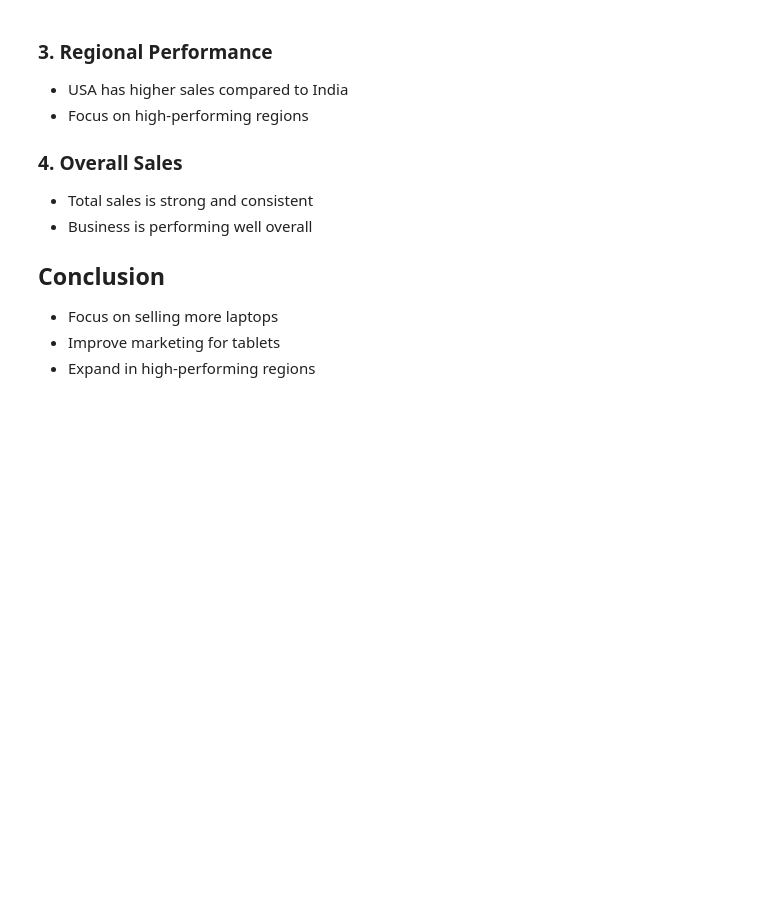
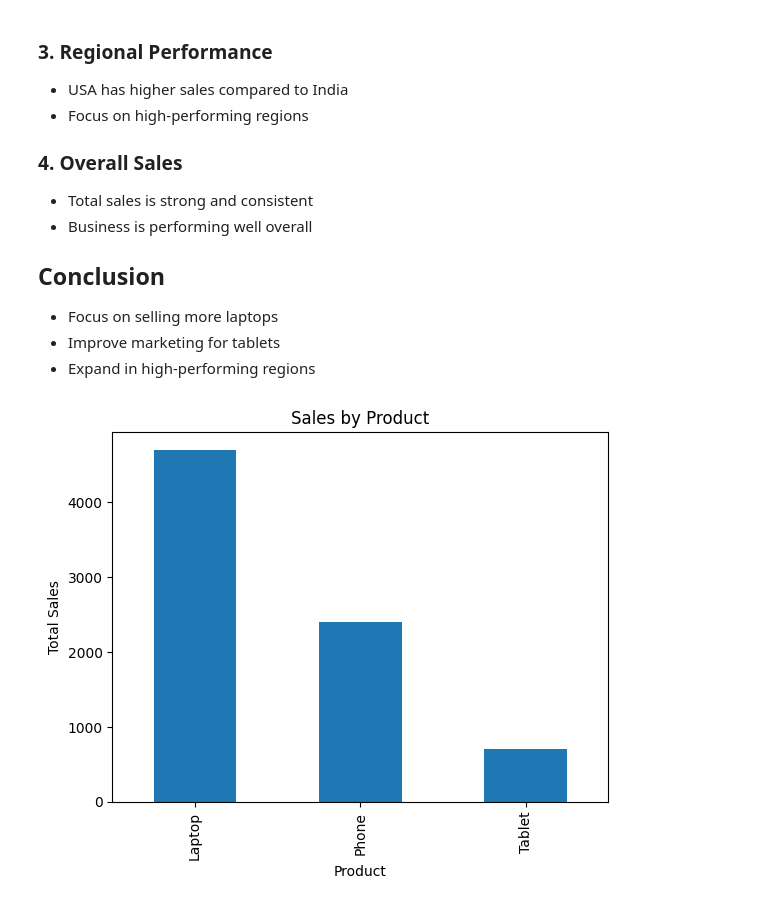
Before and after one commit to Mounikamdk/sales-data-analysis, a Jupyter notebook: analysis.ipynb, the cells around one changed output. Drawn from its saved outputs; the diff is of its cells as text; code cells hidden in the pictures; blank space fills up the shorter version.

Commit message:
added visualization

```diff
--- a/analysis.ipynb
+++ b/analysis.ipynb
@@ -131,3 +131,15 @@ np.float64(975.0)
 - Focus on selling more laptops
 - Improve marketing for tablets
 - Expand in high-performing regions
+# %%
+import matplotlib.pyplot as plt
+
+sales_by_product = df.groupby("Product")["Sales"].sum()
+
+sales_by_product.plot(kind="bar")
+plt.title("Sales by Product")
+plt.xlabel("Product")
+plt.ylabel("Total Sales")
+plt.show()
+# %% [output]
+[figure, added]
```
Also changed, not shown: parts of 1 cell of this notebook.
